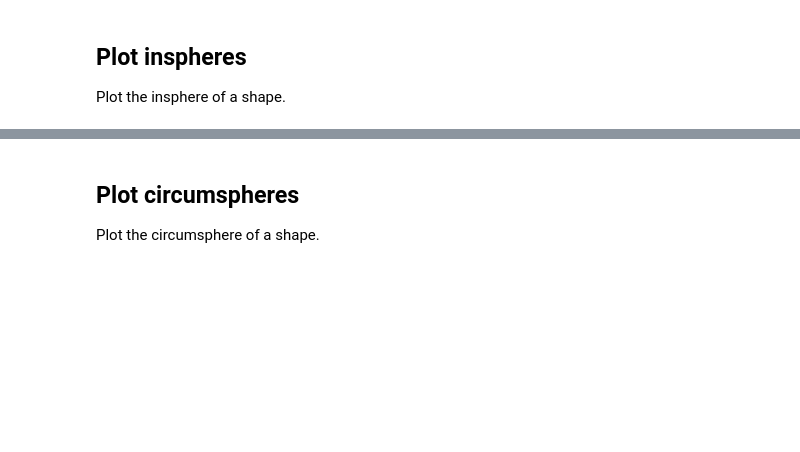
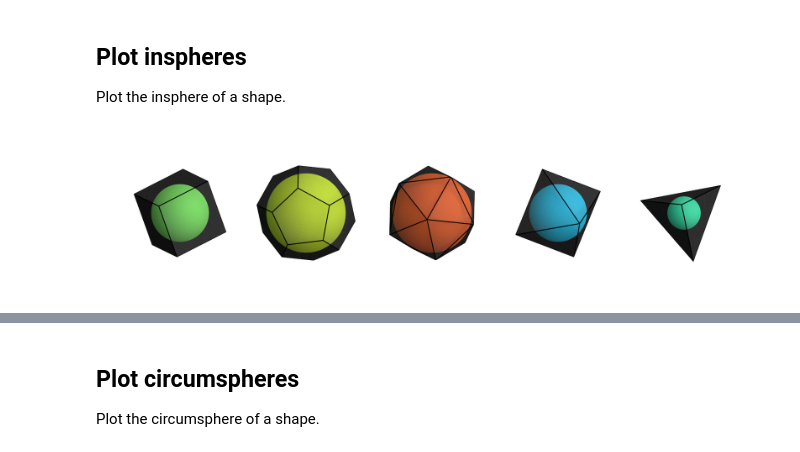
Before and after one commit to glotzerlab/coxeter, a Jupyter notebook: paper/figure1/shape_images/Properties.ipynb, the cells around one changed output, grey strips where cells are left out. Cells and saved outputs as stored; diff of their text form; code cells hidden in the pictures; blank space fills up the shorter version.

```diff
--- a/paper/figure1/shape_images/Properties.ipynb
+++ b/paper/figure1/shape_images/Properties.ipynb
@@ -221,4 +301,10 @@ for i, shape_name in enumerate(coxeter.families.PlatonicFamily.data):
     # polyhedron and the insphere.
     sphere.radius[:] = [insphere.radius * 0.99]
 # %%
-scene.camera = fresnel.camera.fit(scene, view='front', margin=3)
+scene.camera = fresnel.camera.fit(scene, view='front', margin=4)
+scene.camera.height /= 3
+tracer = fresnel.tracer.Path(device=device, w=1800, h=450)
+out = tracer.sample(scene, samples=64, light_samples=40)
+out
+# %% [output]
+[figure, added]
```
Also changed, not shown: parts of 18 cells of this notebook, 3 other files.
